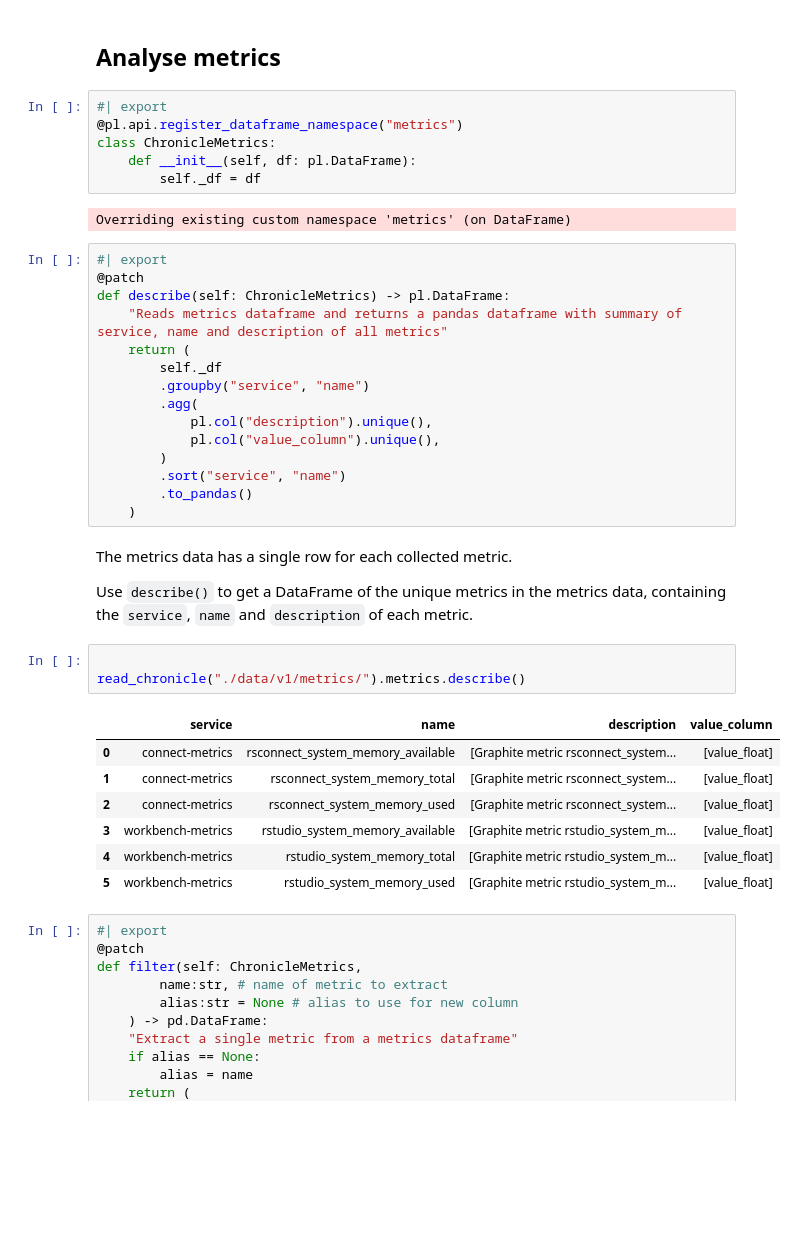
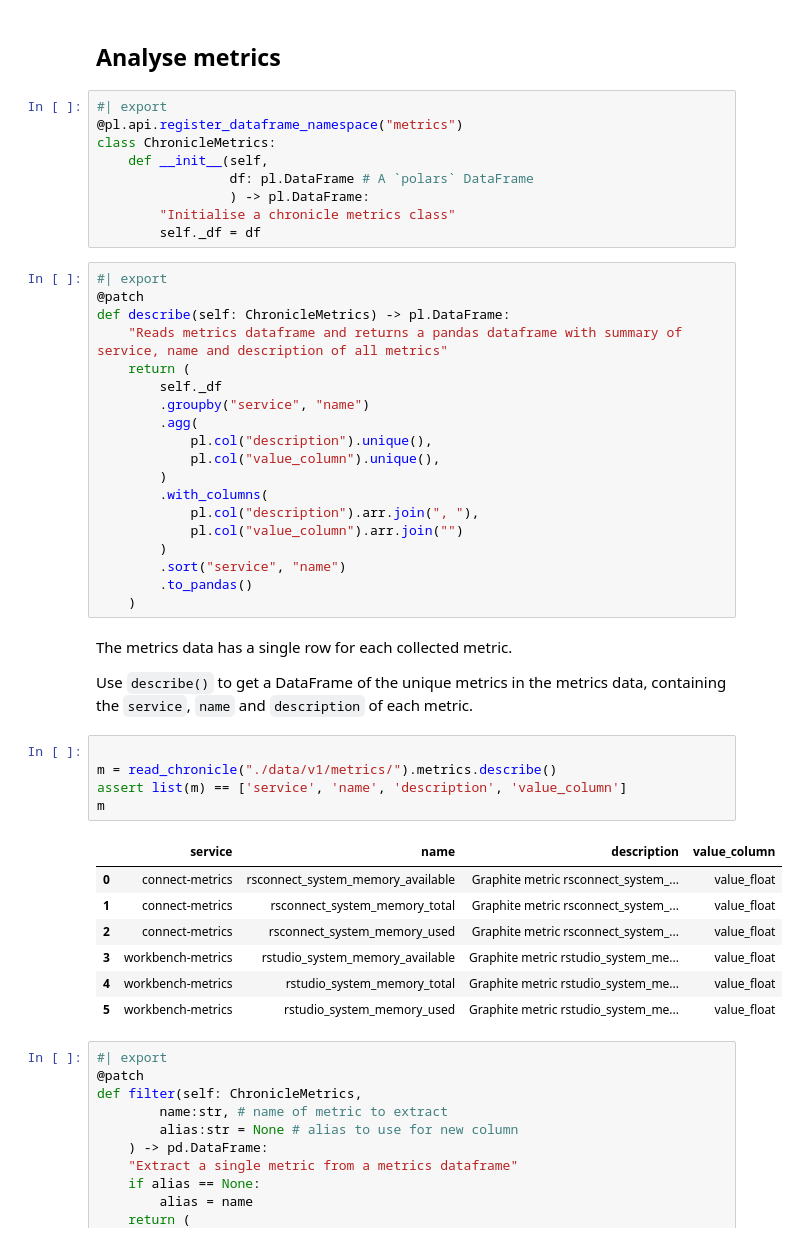
Before and after one commit to andrie/py-chronicle, a Jupyter notebook: nbs/core.ipynb, the cells around one changed output. Cells and saved outputs as stored; diff of their text form; blank space fills up the shorter version.

```diff
--- a/nbs/core.ipynb
+++ b/nbs/core.ipynb
@@ -81,10 +81,11 @@ assert type(z) == pl.dataframe.frame.DataFrame
 #| export
 @pl.api.register_dataframe_namespace("metrics")
 class ChronicleMetrics:
-    def __init__(self, df: pl.DataFrame):
+    def __init__(self,
+                 df: pl.DataFrame # A `polars` DataFrame
+                 ) -> pl.DataFrame:
+        "Initialise a chronicle metrics class"
         self._df = df
-# %% [output]
-Overriding existing custom namespace 'metrics' (on DataFrame)
 # %%
 #| export
 @patch
@@ -97,6 +98,10 @@ def describe(self: ChronicleMetrics) -> pl.DataFrame:
             pl.col("description").unique(),
             pl.col("value_column").unique(),
         )
+        .with_columns(
+            pl.col("description").arr.join(", "),
+            pl.col("value_column").arr.join("")
+        )
         .sort("service", "name")
         .to_pandas()
     )
@@ -106,15 +111,17 @@ The metrics data has a single row for each collected metric.
 Use `describe()` to get a DataFrame of the unique metrics in the metrics data, containing the `service`, `name` and `description` of each metric.
 # %%
 
-read_chronicle("./data/v1/metrics/").metrics.describe()
+m = read_chronicle("./data/v1/metrics/").metrics.describe()
+assert list(m) == ['service', 'name', 'description', 'value_column']
+m
 # %% [output]
 |  | service | name | description | value_column |
-| 0 | connect-metrics | rsconnect_system_memory_available | [Graphite metric rsconnect_system... | [value_float] |
-| 1 | connect-metrics | rsconnect_system_memory_total | [Graphite metric rsconnect_system... | [value_float] |
-| 2 | connect-metrics | rsconnect_system_memory_used | [Graphite metric rsconnect_system... | [value_float] |
-| 3 | workbench-metrics | rstudio_system_memory_available | [Graphite metric rstudio_system_m... | [value_float] |
-| 4 | workbench-metrics | rstudio_system_memory_total | [Graphite metric rstudio_system_m... | [value_float] |
-| 5 | workbench-metrics | rstudio_system_memory_used | [Graphite metric rstudio_system_m... | [value_float] |
+| 0 | connect-metrics | rsconnect_system_memory_available | Graphite metric rsconnect_system_... | value_float |
+| 1 | connect-metrics | rsconnect_system_memory_total | Graphite metric rsconnect_system_... | value_float |
+| 2 | connect-metrics | rsconnect_system_memory_used | Graphite metric rsconnect_system_... | value_float |
+| 3 | workbench-metrics | rstudio_system_memory_available | Graphite metric rstudio_system_me... | value_float |
+| 4 | workbench-metrics | rstudio_system_memory_total | Graphite metric rstudio_system_me... | value_float |
+| 5 | workbench-metrics | rstudio_system_memory_used | Graphite metric rstudio_system_me... | value_float |
 # %%
 #| export
 @patch
```
Also changed, not shown: parts of 1 cell of this notebook, 19 other files.
